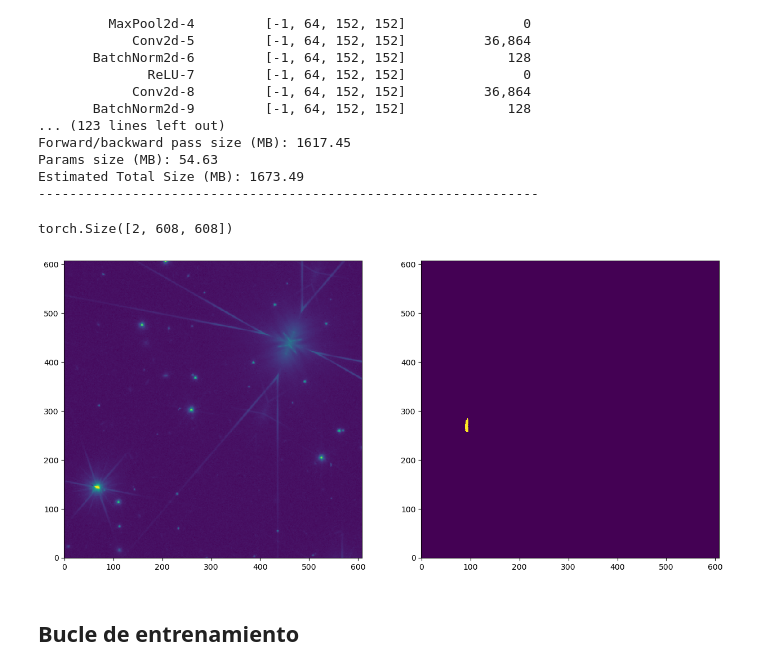
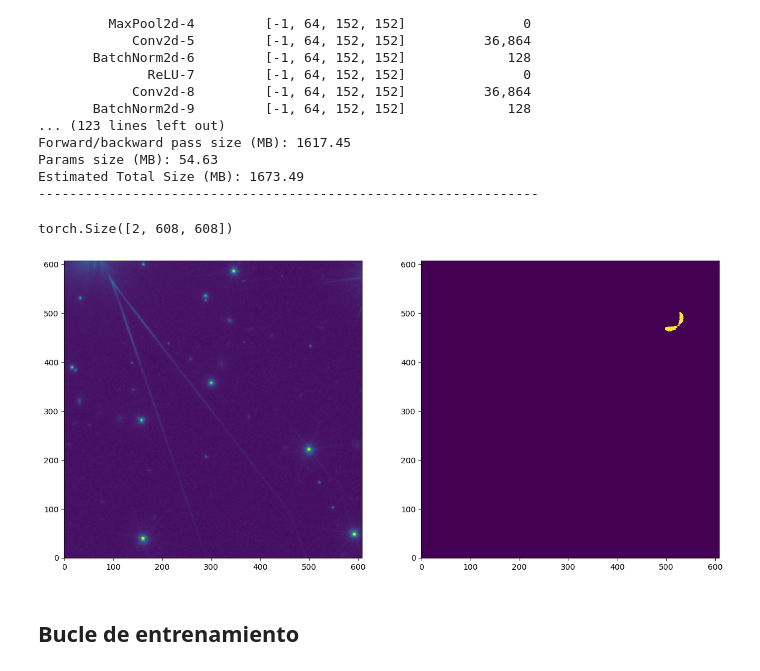
Before and after one commit to dariodltg/tidal-tails-segmentation, a Jupyter notebook: redshift/segmentation_training/v5/Training_VIS_v5.ipynb, the cells around one changed output. Drawn from its saved outputs; the diff is of its cells as text; code cells hidden in the pictures.

```diff
--- a/redshift/segmentation_training/v5/Training_VIS_v5.ipynb
+++ b/redshift/segmentation_training/v5/Training_VIS_v5.ipynb
@@ -36,7 +36,7 @@ hiperparametros = {'nombre_notebook': 'Training_VIS_1000imgs_v5.ipynb',
                     'lr' : 1e-3,
                     'regularizacion_ridge' : 1e-5,
                     'torch seed model weights' : 10,
-                    'batch_size' : 8,
+                    'batch_size' : 4,
                     'loss' : torch.nn.CrossEntropyLoss()}
 device = hiperparametros['device']
 # %%
@@ -245,22 +245,22 @@ Estimated Total Size (MB): 1673.49
 ----------------------------------------------------------------
 # %%
 #Comprobamos que hemos construido la arquitectura de la red correctamente cargando una imagen del dataset
-input_item, label_item = train_dataset.__getitem__(0)
+input_item, label_item = train_dataset.__getitem__(35)
 input_item = input_item.reshape((1,1,hiperparametros['ancho_imagen_deseado'],hiperparametros['alto_imagen_deseado']))
 label_item = label_item.reshape((1,1,hiperparametros['ancho_imagen_deseado'],hiperparametros['alto_imagen_deseado']))
 output_item = unet(input_item.to(device)).cpu().detach().squeeze()
 print(output_item.shape)
 out_softmax = torch.softmax(output_item, dim=0)
 mascara_predicha = torch.argmax(out_softmax, dim=0).numpy()
 fig, (axs0, axs1) = plt.subplots(1,2, figsize = (15,15))
 axs0.imshow(input_item.squeeze(), interpolation='none', origin="lower")
 axs1.imshow(label_item.squeeze(), interpolation='none', origin="lower")
 #plt.imshow(mascara_predicha, interpolation='none', origin="lower")
 #plt.colorbar()
 plt.show()
 # %% [output]
 torch.Size([2, 608, 608])
-[figure, old version]
+[figure, new version]
 # %% [markdown]
 ## Bucle de entrenamiento
 # %%
```
Also changed, not shown: parts of 1 cell of this notebook, 21 other files.
